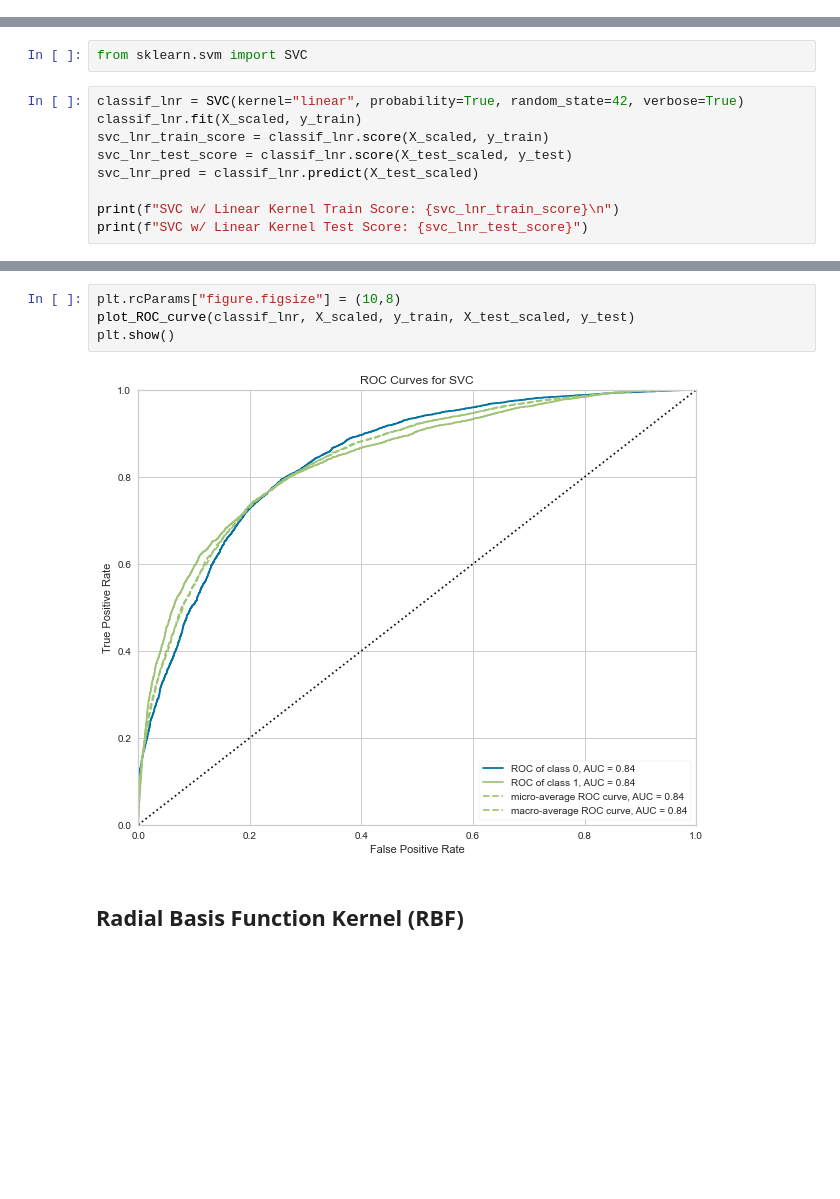
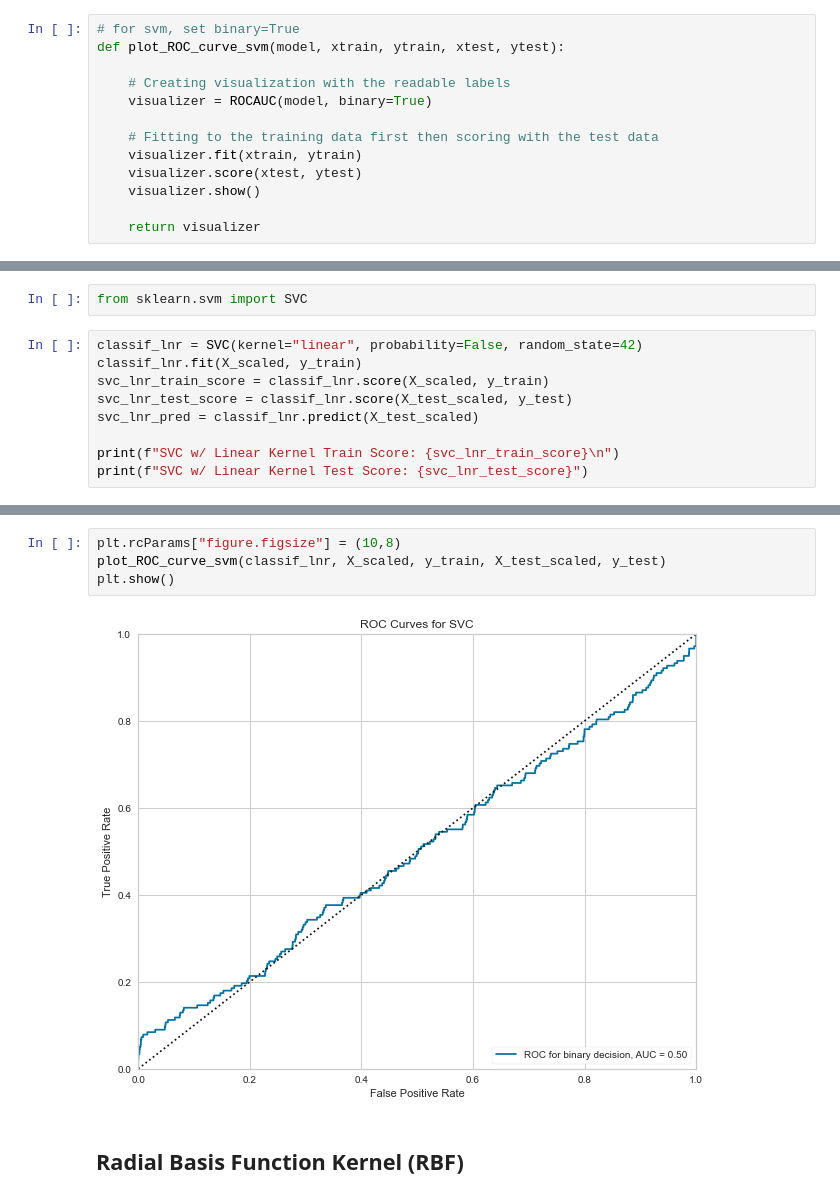
Before and after one commit to dvh549/Financial_Analytics, a Jupyter notebook: Main_Notebook.ipynb, the cells around one changed output, grey strips where cells are left out. Drawn from its saved outputs; the diff is of its cells as text; blank space fills up the shorter version.

Commit message:
updated svm for both notebooks, exported better performing recall models

```diff
--- a/Main_Notebook.ipynb
+++ b/Main_Notebook.ipynb
@@ -456,6 +456,19 @@ def plot_ROC_curve(model, xtrain, ytrain, xtest, ytest):
     visualizer.show()
 
     return visualizer
+# %%
+# for svm, set binary=True
+def plot_ROC_curve_svm(model, xtrain, ytrain, xtest, ytest):
+
+    # Creating visualization with the readable labels
+    visualizer = ROCAUC(model, binary=True)
+
+    # Fitting to the training data first then scoring with the test data
+    visualizer.fit(xtrain, ytrain)
+    visualizer.score(xtest, ytest)
+    visualizer.show()
+
+    return visualizer
 # %%
 # create deep copy of merged so that it doesn't affect the original merged copy
 
@@ -1159,7 +1172,7 @@ F1 score: 0.000000
 # %%
 from sklearn.svm import SVC
 # %%
-classif_lnr = SVC(kernel="linear", probability=True, random_state=42, verbose=True)
+classif_lnr = SVC(kernel="linear", probability=False, random_state=42)
 classif_lnr.fit(X_scaled, y_train)
 svc_lnr_train_score = classif_lnr.score(X_scaled, y_train)
 svc_lnr_test_score = classif_lnr.score(X_test_scaled, y_test)
@@ -1196,9 +1209,9 @@ plt.show()
 # %%
 plt.rcParams["figure.figsize"] = (10,8)
-plot_ROC_curve(classif_lnr, X_scaled, y_train, X_test_scaled, y_test)
+plot_ROC_curve_svm(classif_lnr, X_scaled, y_train, X_test_scaled, y_test)
 plt.show()
 # %% [output]
-[figure, old version]
+[figure, new version]
 # %% [markdown]
 ## Radial Basis Function Kernel (RBF)
 # %%
```
Also changed, not shown: parts of 29 cells of this notebook, 6 other files.
